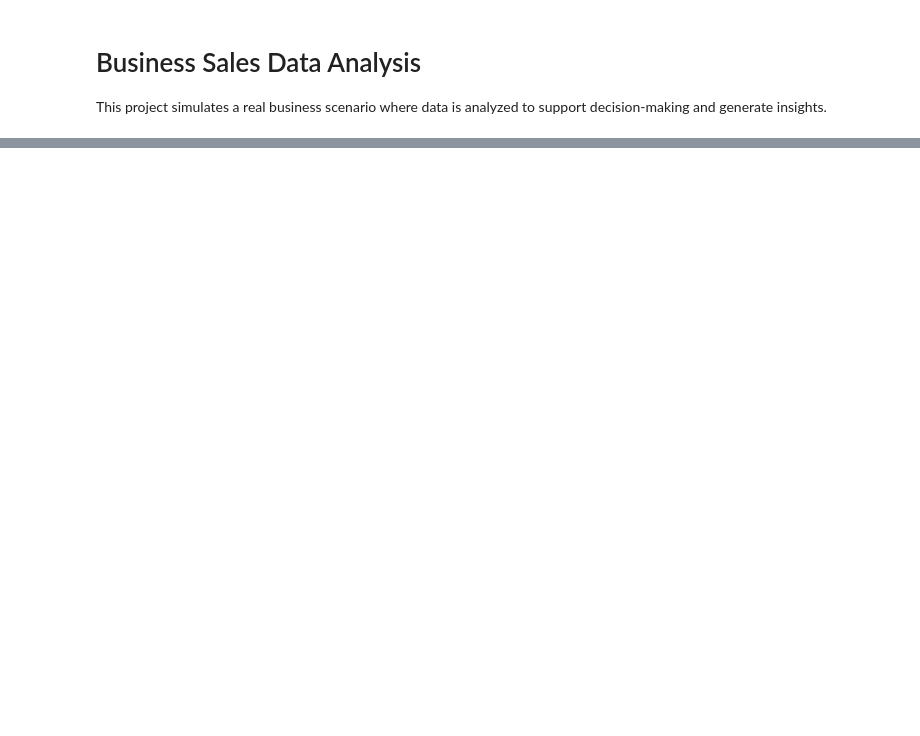
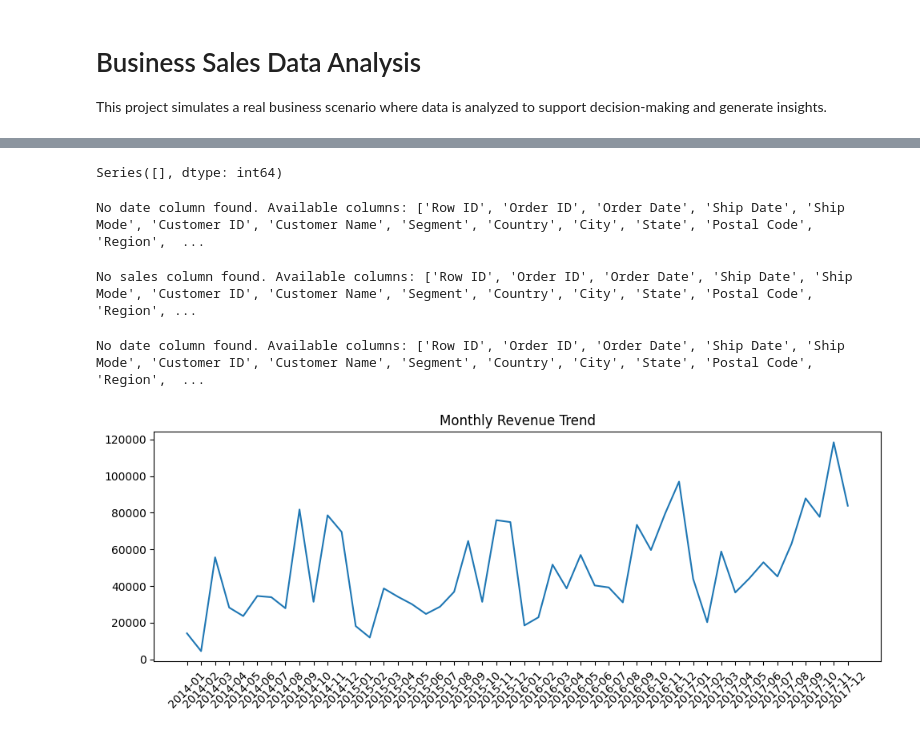
Before and after one commit to andrezzacosta18/business-data-analysis, a Jupyter notebook: notebooks/business_analysis.ipynb, the cells around one changed output, grey strips where cells are left out. Cells and saved outputs as stored; diff of their text form; code cells hidden in the pictures; blank space fills up the shorter version.

```diff
--- a/notebooks/business_analysis.ipynb
+++ b/notebooks/business_analysis.ipynb
@@ -15,0 +70,26 @@ ModuleNotFoundError: No module named 'pandas'
+# %%
+# calculate missing values per column
+missing = df.isna().sum().sort_values(ascending=False)
+
+# show columns with missing values only
+missing[missing > 0]
+# %% [output]
+Series([], dtype: int64)
+# %%
+# convert order_date to datetime
+date_col = next((c for c in ["order_date", "orderdate", "date", "order date", "order_dt"] if c in df.columns), None)
+if date_col is None:
+    print("No date column found. Available columns:", list(df.columns))
+else:
+    df[date_col] = pd.to_datetime(df[date_col], errors="coerce")
+    if date_col != "order_date":
+        df["order_date"] = df[date_col]
+
+# convert numeric columns if necessary
+num_cols = ["sales", "profit", "quantity", "discount"]
+
+for c in num_cols:
+    if c in df.columns:
+        df[c] = pd.to_numeric(df[c], errors="coerce")
+# %% [output]
+No date column found. Available columns: ['Row ID', 'Order ID', 'Order Date', 'Ship Date', 'Ship Mode', 'Customer ID', 'Customer Name', 'Segment', 'Country', 'City', 'State', 'Postal Code', 'Region',  ...
@@ -15,0 +105,51 @@ ModuleNotFoundError: No module named 'pandas'
+# %%
+# Executive KPIs
+sales_col = next((c for c in ["sales", "revenue", "sales_amount", "total_sales"] if c in df.columns), None)
+profit_col = next((c for c in ["profit", "gross_profit", "net_profit"] if c in df.columns), None)
+order_col = next((c for c in ["order_id", "order", "orderid"] if c in df.columns), None)
+if sales_col is None:
+    print("No sales column found. Available columns:", list(df.columns))
+else:
+    total_revenue = df[sales_col].sum()
+    total_profit = df[profit_col].sum() if profit_col in df.columns else None
+    profit_margin = (total_profit / total_revenue) if total_profit is not None else None
+    orders = df[order_col].nunique() if order_col is not None else len(df)
+    aov = total_revenue / orders
+    total_revenue, total_profit, profit_margin, orders, aov
+# %% [output]
+No sales column found. Available columns: ['Row ID', 'Order ID', 'Order Date', 'Ship Date', 'Ship Mode', 'Customer ID', 'Customer Name', 'Segment', 'Country', 'City', 'State', 'Postal Code', 'Region', ...
+# %%
+# create monthly period column
+date_col = "order_date" if "order_date" in df.columns else next((c for c in ["order_date", "orderdate", "date", "order date", "order_dt"] if c in df.columns), None)
+if date_col is None:
+    print("No date column found. Available columns:", list(df.columns))
+else:
+    df[date_col] = pd.to_datetime(df[date_col], errors="coerce")
+    if date_col != "order_date":
+        df["order_date"] = df[date_col]
+    df["month"] = df["order_date"].dt.to_period("M").astype(str)
+
+    # aggregate monthly revenue and profit
+    sales_col = next((c for c in ["sales", "revenue", "sales_amount", "total_sales"] if c in df.columns), None)
+    profit_col = next((c for c in ["profit", "gross_profit", "net_profit"] if c in df.columns), None)
+    if sales_col is None:
+        print("No sales column found. Available columns:", list(df.columns))
+    else:
+        agg_dict = {"revenue": (sales_col, "sum")}
+        if profit_col is not None:
+            agg_dict["profit"] = (profit_col, "sum")
+        monthly = df.groupby("month", as_index=False).agg(**agg_dict)
+
+        monthly.head()
+# %% [output]
+No date column found. Available columns: ['Row ID', 'Order ID', 'Order Date', 'Ship Date', 'Ship Mode', 'Customer ID', 'Customer Name', 'Segment', 'Country', 'City', 'State', 'Postal Code', 'Region',  ...
+# %%
+# plot monthly revenue trend
+plt.figure(figsize=(10,4))
+plt.plot(monthly["month"], monthly["revenue"])
+plt.xticks(rotation=45)
+plt.title("Monthly Revenue Trend")
+plt.tight_layout()
+plt.show()
+# %% [output]
+[figure, added]
```
Also changed, not shown: parts of 16 cells of this notebook.
